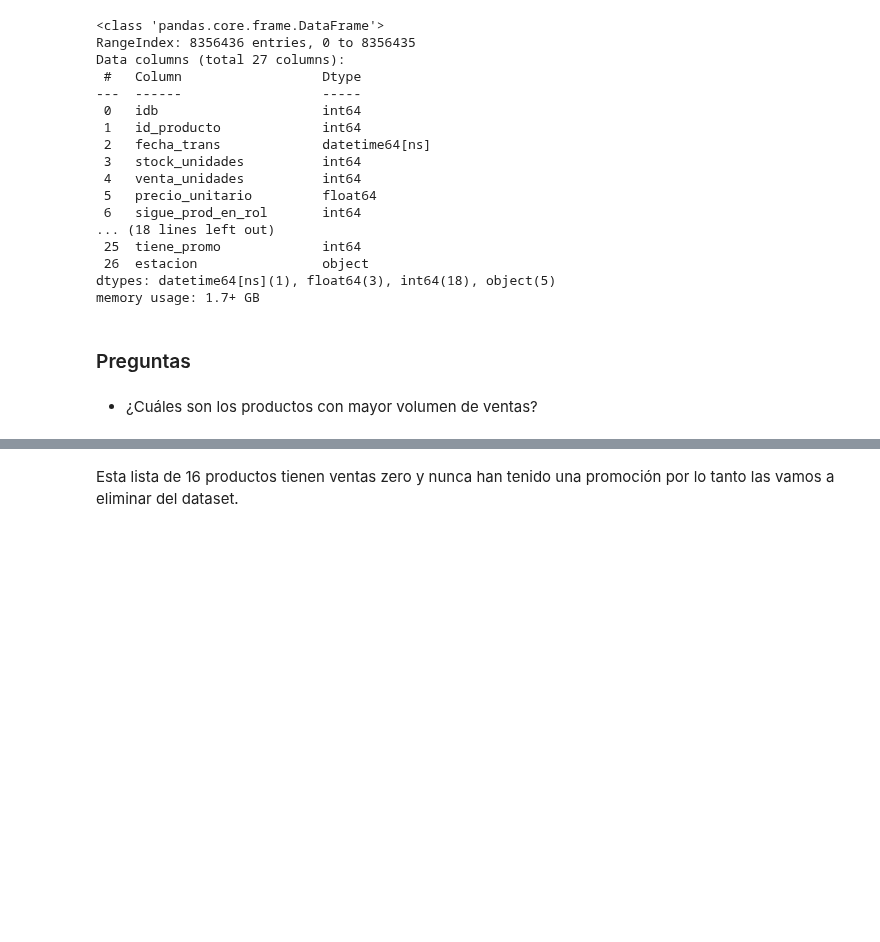
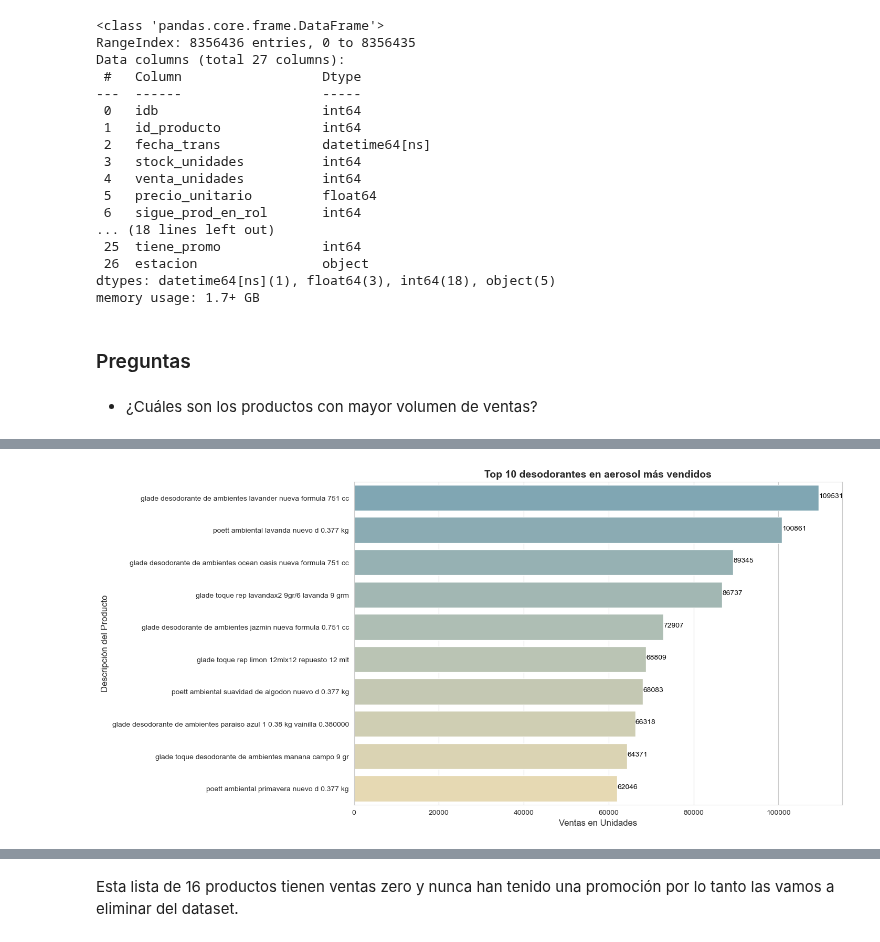
Before and after one commit to ErikaMelt/deodorants-project, a Jupyter notebook: eda/eda_erika.ipynb, the cells around one changed output, grey strips where cells are left out. Drawn from its saved outputs; the diff is of its cells as text; code cells hidden in the pictures; blank space fills up the shorter version.

```diff
--- a/eda/eda_erika.ipynb
+++ b/eda/eda_erika.ipynb
@@ -76,37 +99,18 @@ product_grouped_bottom10
 # %%
 # concatenate the id_producto and desc_producto columns
 product_grouped_bottom10['desc_producto'] = product_grouped_bottom10.apply(lambda row: 'id_prod:' + str( row['id_producto']) + ' - ' + row['desc_producto'], axis=1)
-# %%
-def plot_sales_chart(df, title, save_title):
-    # set the seaborn theme
-    sns.set_style("whitegrid")
-
-    # set the color palette
-    color = "blend:#7AB,#EDA"
-    sns.set_palette(sns.color_palette(color))
-
-    # create the bar plot
-    ax = sns.barplot(x="venta_unidades", y="desc_producto", data=df, palette=color)
-
-    # add labels to the bars
-    for i, v in enumerate(df['venta_unidades']):
-        ax.text(v + 1, i, str(v), color='black')
-
-    plt.figure(figsize=(12, 8))
-    # set the chart title and labels
-    plt.title(title, fontweight='bold', fontsize=14)
-    plt.xlabel("Ventas en Unidades", fontsize=10)
-    plt.ylabel("Descripción del Producto", fontsize=10)
-
-     # save the plot as a PNG file
-    plt.savefig(f'images/{save_title}', dpi=300, bbox_inches='tight')
-
-    # show the plot
-    plt.show()
 # %%
 plot_sales_chart(product_grouped_top10,
                  'Top 10 desodorantes en aerosol más vendidos',
-                 'ventas_desodorantes_top10')
+                 'ventas_desodorantes_top10',
+                 'venta_unidades',
+                 'desc_producto',
+                 'venta_unidades',
+                 'Ventas en Unidades',
+                 'Descripción del Producto'
+                 )
+# %% [output]
+[figure, added]
 # %%
 plot_sales_chart(product_grouped_bottom10,
                  'Top 10 desodorantes en aerosol menos vendidos',
```
Also changed, not shown: parts of 6 cells of this notebook, 6 other files.
